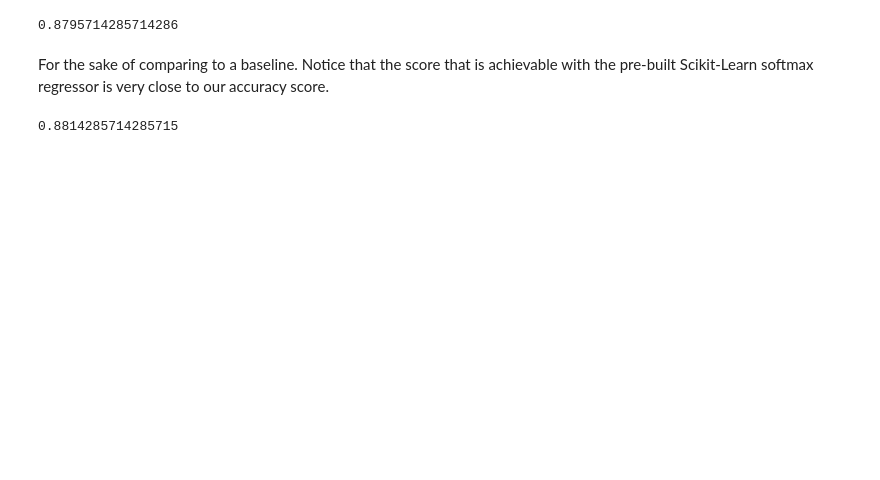
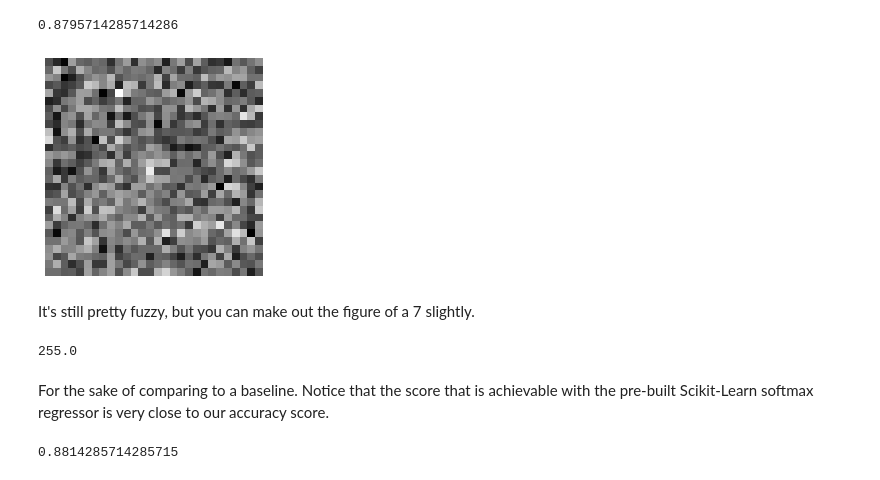
Before and after one commit to KwasiRansom/Softmax-From-Scratch, a Jupyter notebook: softmax-from-scratch.ipynb, the cells around one changed output. Cells and saved outputs as stored; diff of their text form; code cells hidden in the pictures; blank space fills up the shorter version.

```diff
--- a/softmax-from-scratch.ipynb
+++ b/softmax-from-scratch.ipynb
@@ -148,3 +158,8 @@ def SoftmaxScore(x, theta):
     return score
 # %% [markdown]
 # Softmax Function
+# %%
+x=np.linspace(-10, 10, 100)
+z=1/(1+np.exp(-x))
+px.line(x=x, y=z,
+       labels={'x':'X', 'y':'Sigmoid(X)'}, title='Sigmoid Function')
@@ -244,0 +267,9 @@ def GradientStep(p_hat, theta, y, x, lr, m):
+# %%
+lr = 0.5
+n_inputs = X_train.shape[1]
+m = 10000 #batch size
+n_outputs = len(np.unique(y))
+epochs = 5001
+np.random.seed(2042)
+theta = np.random.randn(n_inputs, n_outputs)
+charts = {}
@@ -279,5 +329,20 @@ accuracy_score
 # %% [output]
 0.8795714285714286
+# %%
+image_theta = theta[:,7][:784].reshape(28, 28)
+image_theta = (image_theta/image_theta.max()) * 255
+
+plt.imshow(image_theta, cmap = 'binary')
+plt.axis('off')
+plt.show()
+# %% [output]
+[figure, added]
+# %% [markdown]
+It's still pretty fuzzy, but you can make out the figure of a 7 slightly.
+# %%
+image_theta.max()
+# %% [output]
+255.0
 # %% [markdown]
 For the sake of comparing to a baseline. Notice that the score that is achievable with the pre-built Scikit-Learn softmax regressor is very close to our accuracy score.
 # %%
```
Also changed, not shown: parts of 31 cells of this notebook.
